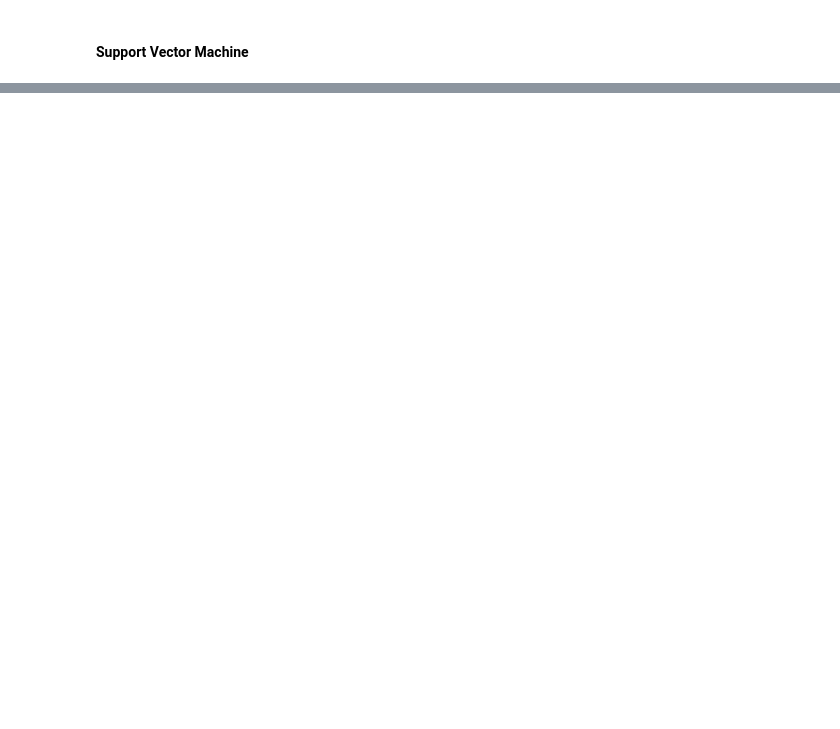
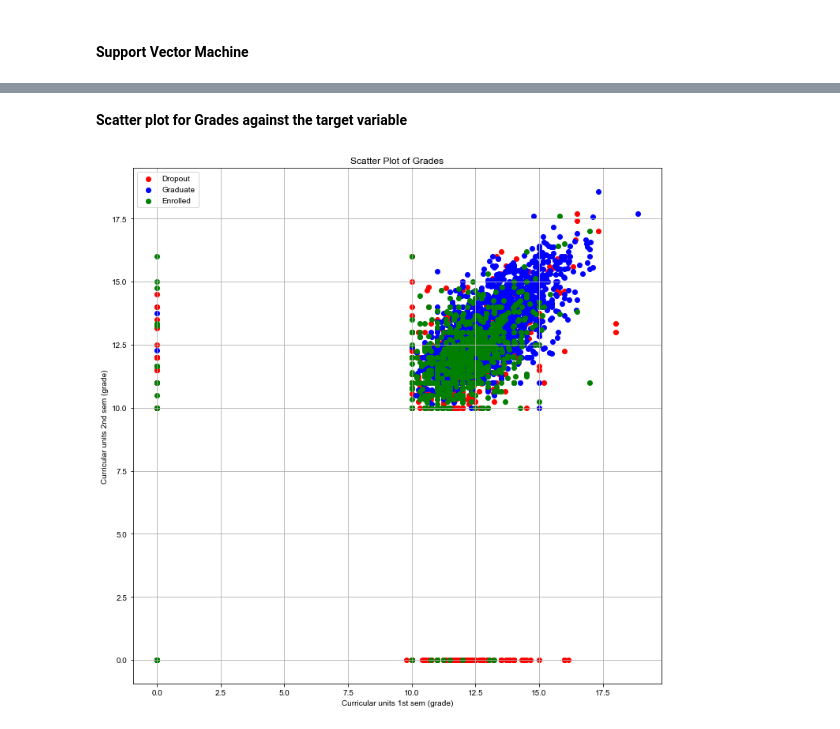
Before and after one commit to Henry-0810/Data-Analysis, a Jupyter notebook: Project/DropOutRate.ipynb, the cells around one changed output, grey strips where cells are left out. Cells and saved outputs as stored; diff of their text form; code cells hidden in the pictures; blank space fills up the shorter version.

```diff
--- a/Project/DropOutRate.ipynb
+++ b/Project/DropOutRate.ipynb
@@ -218,0 +421,19 @@ Confusion Matrix for SVM without PCA:
+# %% [markdown]
+**Scatter plot for Grades against the target variable**
+# %%
+colors = {'Dropout': 'red', 'Graduate': 'blue', 'Enrolled': 'green'}
+
+# Plotting the scatter plot
+plt.figure(figsize=(12, 12))
+for target_class, color in colors.items():
+    subset = student_dropout_top15[student_dropout_top15['Target'] == target_class]
+    plt.scatter(subset['Curricular units 1st sem (grade)'], subset['Curricular units 2nd sem (grade)'], c=color, label=target_class)
+
+plt.xlabel('Curricular units 1st sem (grade)')
+plt.ylabel('Curricular units 2nd sem (grade)')
+plt.legend()
+plt.title('Scatter Plot of Grades')
+plt.grid(True)
+plt.show()
+# %% [output]
+[figure, added]
```
Also changed, not shown: parts of 50 cells of this notebook.
